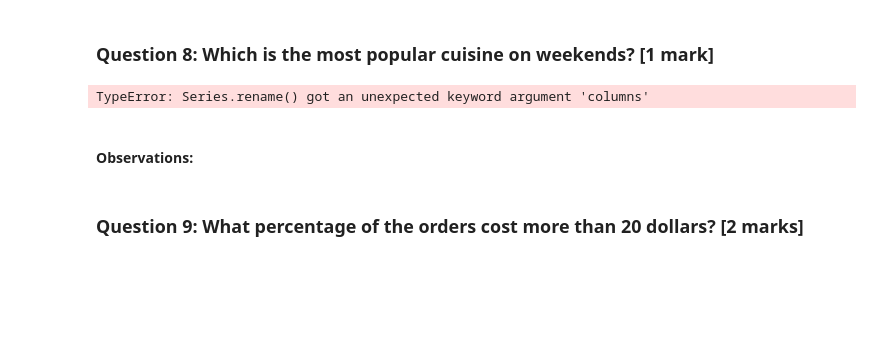
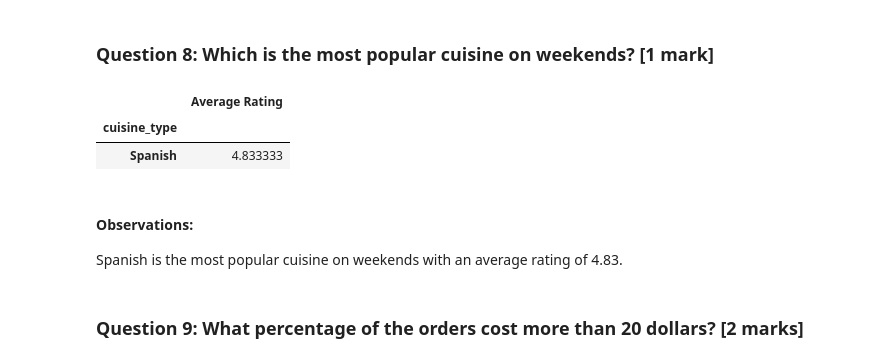
Before and after one commit to santoshshabadu/datascience, a Jupyter notebook: Food_Hub_Full_Code_Santosh.ipynb, the cells around one changed output. Cells and saved outputs as stored; diff of their text form; code cells hidden in the pictures; blank space fills up the shorter version.

```diff
--- a/Food_Hub_Full_Code_Santosh.ipynb
+++ b/Food_Hub_Full_Code_Santosh.ipynb
@@ -217,13 +217,16 @@ Shake Shack is the #1 restaurant in terms of Orders Received with 219 Orders to
 # %%
 # Write the code here
 #food[food['day_of_the_week']=='Weekend']
 #food[food['day_of_the_week']=='Weekend'].groupby('cuisine_type').count()[['order_id']].sort_values('order_id',ascending=False)
 food['rating'] = pd.to_numeric(food['rating'], errors='coerce')
-food[food['day_of_the_week']=='Weekend'].groupby('cuisine_type')['rating'].mean().sort_values(ascending=False).rename(columns={'rating':'Average Rating'})
+food[food['day_of_the_week']=='Weekend'].groupby('cuisine_type')['rating'].mean().sort_values(ascending=False).to_frame().rename(columns={'rating':'Average Rating'}).head(1)
 # %% [output]
-TypeError: Series.rename() got an unexpected keyword argument 'columns'
+|  | Average Rating |
+| cuisine_type |  |
+| Spanish | 4.833333 |
-# %% [markdown]
-#### Observations:
+# %% [markdown]
+#### Observations:
+Spanish is the most popular cuisine on weekends with an average rating of 4.83.
 # %% [markdown]
 ### **Question 9**: What percentage of the orders cost more than 20 dollars? [2 marks]
 # %%
```
Also changed, not shown: parts of 9 cells of this notebook.
